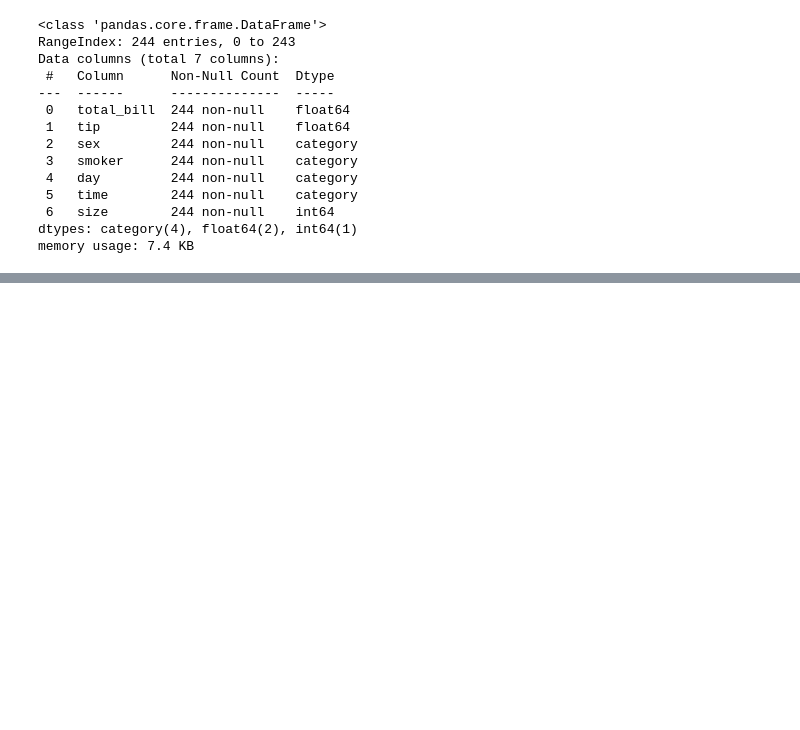
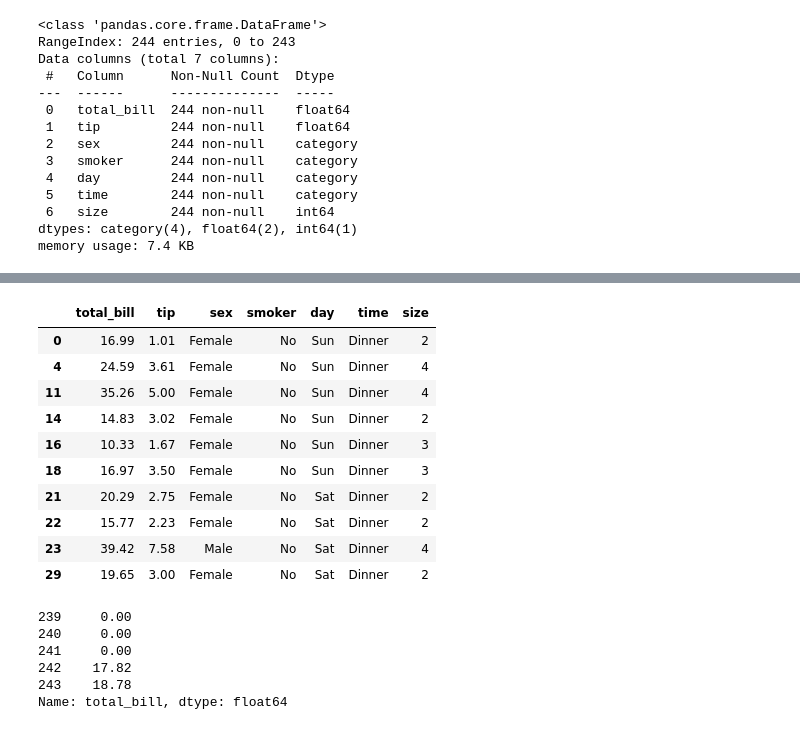
Before and after one commit to suhihy/pandas, a Jupyter notebook: 03_query_tips.ipynb, the cells around one changed output, grey strips where cells are left out. Drawn from its saved outputs; the diff is of its cells as text; code cells hidden in the pictures; blank space fills up the shorter version.

```diff
--- a/03_query_tips.ipynb
+++ b/03_query_tips.ipynb
@@ -39,0 +203,4 @@ memory usage: 7.4 KB
+# %%
+cond = tips['time'] == 'Lunch'
+tips[cond].head()
+tips.loc[cond].head()
@@ -39,0 +214,3 @@ memory usage: 7.4 KB
+# %%
+tips.loc[cond, 'size'] = 6
+tips.loc[cond].head()
@@ -39,0 +224,5 @@ memory usage: 7.4 KB
+# %%
+c1 = tips['total_bill'] > 30
+c2 = tips['sex'] == 'Female'
+
+tips.loc[c1 & c2].head()
@@ -39,0 +236,24 @@ memory usage: 7.4 KB
+# %%
+tips.loc[c1 | c2].head(10)
+# %% [output]
+|  | total_bill | tip | sex | smoker | day | time | size |
+| 0 | 16.99 | 1.01 | Female | No | Sun | Dinner | 2 |
+| 4 | 24.59 | 3.61 | Female | No | Sun | Dinner | 4 |
+| 11 | 35.26 | 5.00 | Female | No | Sun | Dinner | 4 |
+| 14 | 14.83 | 3.02 | Female | No | Sun | Dinner | 2 |
+| 16 | 10.33 | 1.67 | Female | No | Sun | Dinner | 3 |
+| 18 | 16.97 | 3.50 | Female | No | Sun | Dinner | 3 |
+| 21 | 20.29 | 2.75 | Female | No | Sat | Dinner | 2 |
+| 22 | 15.77 | 2.23 | Female | No | Sat | Dinner | 2 |
+| 23 | 39.42 | 7.58 | Male | No | Sat | Dinner | 4 |
+| 29 | 19.65 | 3.00 | Female | No | Sat | Dinner | 2 |
+# %%
+cond = tips['total_bill'] < 20
+tips['total_bill'].where(cond, 0).tail()
+# %% [output]
+239     0.00
+240     0.00
+241     0.00
+242    17.82
+243    18.78
+Name: total_bill, dtype: float64
```
Also changed, not shown: parts of 22 cells of this notebook, 6 other files.
